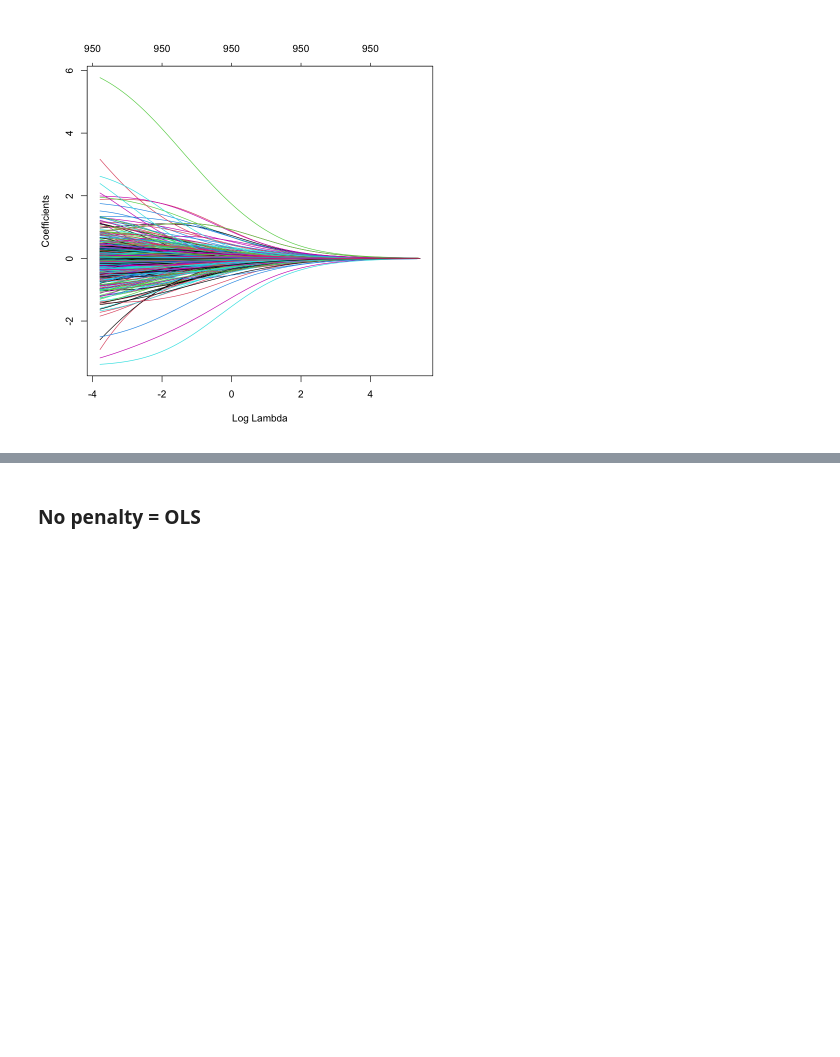
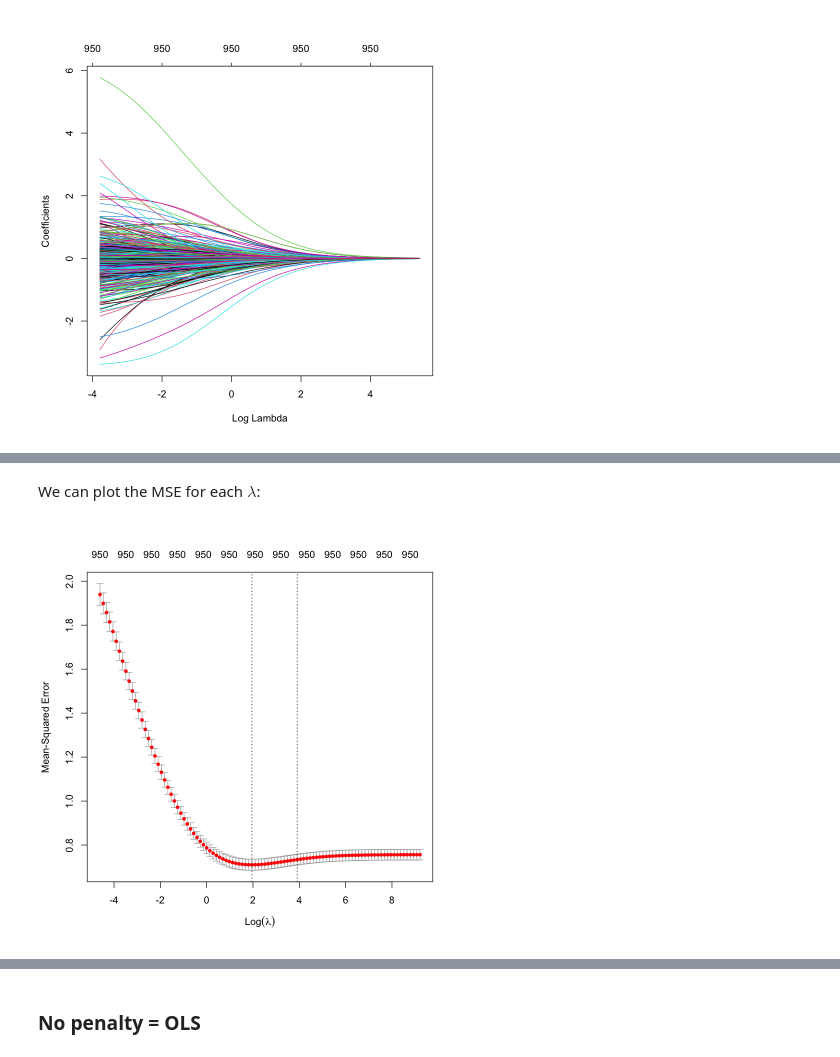
Before and after one commit to Samuel11-cell/BDML_202501-SNM, a Jupyter notebook: Modulo03/CuadernoModulo03_Regularizacion.ipynb, the cells around one changed output, grey strips where cells are left out. Saved outputs shown, nothing was run; the diff lists cells and outputs as text; code cells hidden in the pictures; blank space fills up the shorter version.

```diff
--- a/Modulo03/CuadernoModulo03_Regularizacion.ipynb
+++ b/Modulo03/CuadernoModulo03_Regularizacion.ipynb
@@ -191,0 +394,5 @@ plot(ridge_all, xvar = "lambda")
+# %%
+
+
+# Define lambda sequence
+lambda_seq <- 10^seq(4, -2, length = 100)
@@ -191,0 +403,7 @@ plot(ridge_all, xvar = "lambda")
+# %%
+K <- 5  # 5-fold cross-validation
+
+# Create folds
+set.seed(123)  # Ensure reproducibility
+folds <- sample(rep(1:K, length.out = length(y)))  # Assign randomly 1-5 to each observation.
+folds
@@ -191,0 +477,4 @@ plot(ridge_all, xvar = "lambda")
+# %%
+# Cross-validation using cv.glmnet with the same folds
+cv_ridge <- cv.glmnet(X, y, alpha = 0, lambda = lambda_seq, foldid = folds)
+# foldid: an optional vector of values between 1 and nfolds identifying what fold each observation is in
@@ -191,0 +497,6 @@ plot(ridge_all, xvar = "lambda")
+# %% [markdown]
+We can plot the MSE for each $\lambda$:
+# %%
+plot(cv_ridge)
+# %% [output]
+[figure, added]
```
Also changed, not shown: parts of 73 cells of this notebook, 1 other file.
